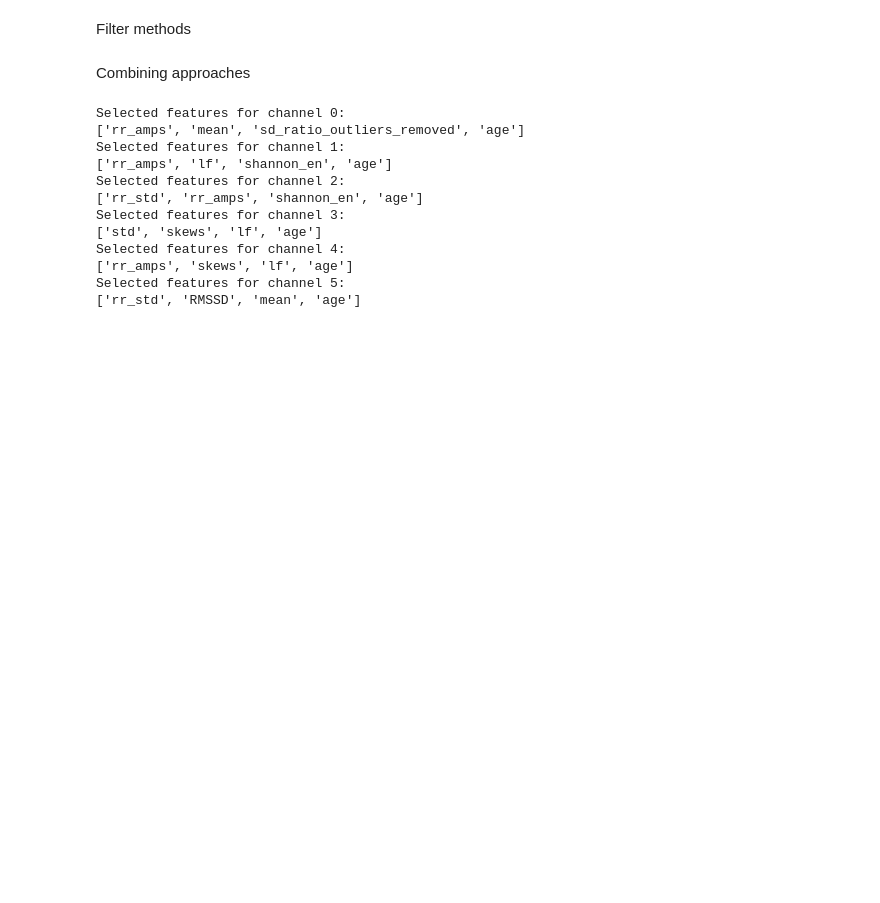
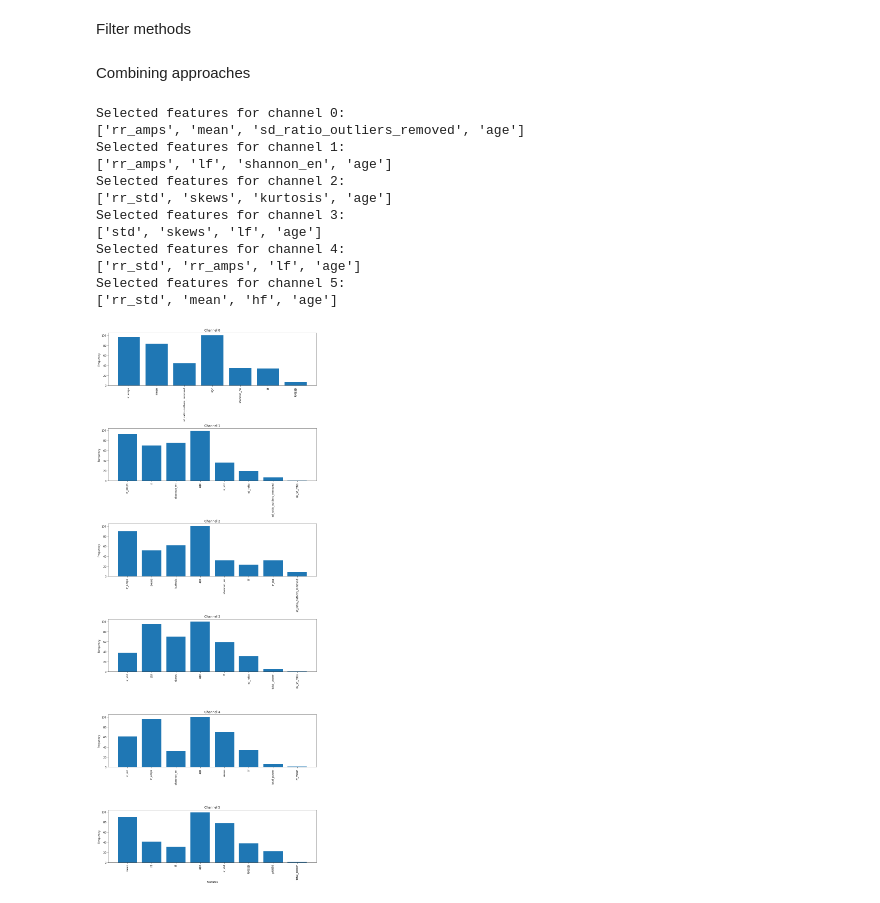
Before and after one commit to patcourts/ES98C-ECG-Project, a Jupyter notebook: examples/Feature_Selection.ipynb, the cells around one changed output. Saved outputs shown, nothing was run; the diff lists cells and outputs as text; code cells hidden in the pictures; blank space fills up the shorter version.

```diff
--- a/examples/Feature_Selection.ipynb
+++ b/examples/Feature_Selection.ipynb
@@ -173,23 +169,26 @@ def filter_method(params, health_state, k=6, scorer=mutual_info_classif):
 # %% [markdown]
 Combining approaches
 # %%
-selected_params = {}
-for i in range(0, no_channels):
-    #find indices to keep through filter method
+def run_feature_selection():
+    selected_params = {}
+    for i in range(0, no_channels):
+        #find indices to keep through filter method
 
-    chosen_indices_filt = filter_method(params_array[i], health_state[nan_indices[i]], k=8)
+        chosen_indices_filt = filter_method(params_array[i], health_state[nan_indices[i]], k=8)#encoded health state?
 
-    #reduce the parameter based on these indices
-    reduced_params = reduce_parameter_set(params, chosen_indices_filt, i)
+        #reduce the parameter based on these indices
+        reduced_params = reduce_parameter_set(params, chosen_indices_filt, i)
 
-    #convert new params dict back into array
-    reduced_params_array, no_features = convert_single_dict_to_array(reduced_params, nan_indices[i])
+        #convert new params dict back into array
+        reduced_params_array, no_features = convert_single_dict_to_array(reduced_params, nan_indices[i])
 
-    #find 4 best features through sfs
-    chosen_indices_filt_sfs = forward_selection(reduced_params_array, health_state[nan_indices[i]], scorer=scoring_function, k=desired_no_feats)
+        #find 4 best features through sfs
+        chosen_indices_filt_sfs = forward_selection(reduced_params_array, health_state[nan_indices[i]], scorer=scoring_function, k=desired_no_feats)
 
-    selected_params[i] = reduce_parameter_set_single(reduced_params, chosen_indices_filt_sfs)
+        selected_params[i] = reduce_parameter_set_single(reduced_params, chosen_indices_filt_sfs)
+    return selected_params
 # %%
+selected_params = run_feature_selection()
 for i in range(0, no_channels):
     print(f"Selected features for channel {i}:")
     print(list(selected_params[i].keys()))
@@ -199,10 +198,23 @@ Selected features for channel 0:
 Selected features for channel 1:
 ['rr_amps', 'lf', 'shannon_en', 'age']
 Selected features for channel 2:
-['rr_std', 'rr_amps', 'shannon_en', 'age']
+['rr_std', 'skews', 'kurtosis', 'age']
 Selected features for channel 3:
 ['std', 'skews', 'lf', 'age']
 Selected features for channel 4:
-['rr_amps', 'skews', 'lf', 'age']
+['rr_std', 'rr_amps', 'lf', 'age']
 Selected features for channel 5:
-['rr_std', 'RMSSD', 'mean', 'age']
+['rr_std', 'mean', 'hf', 'age']
+# %%
+from collections import defaultdict, Counter
+
+# initialize dict to count feature selections for each channel
+feature_counts = defaultdict(Counter)
+
+# select features 100 times and update the counts
+for _ in tqdm(range(100)):
+    selected_features = run_feature_selection()
+    for i in range(0, 6):
+        feature_counts[i].update(selected_features[i].keys())
+# %% [output]
+[figure, added]
```
Also changed, not shown: parts of 2 cells of this notebook, 7 other files.
